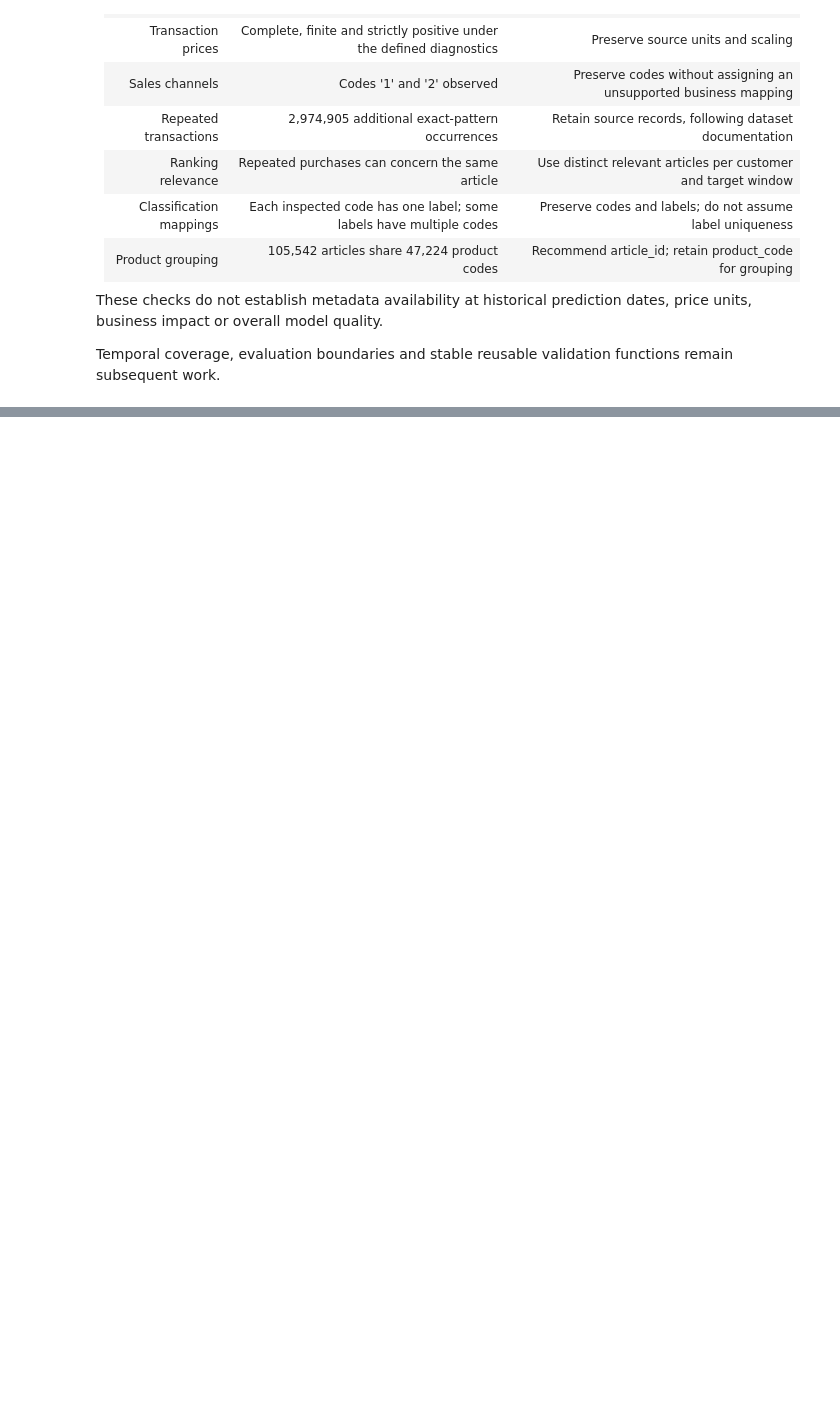
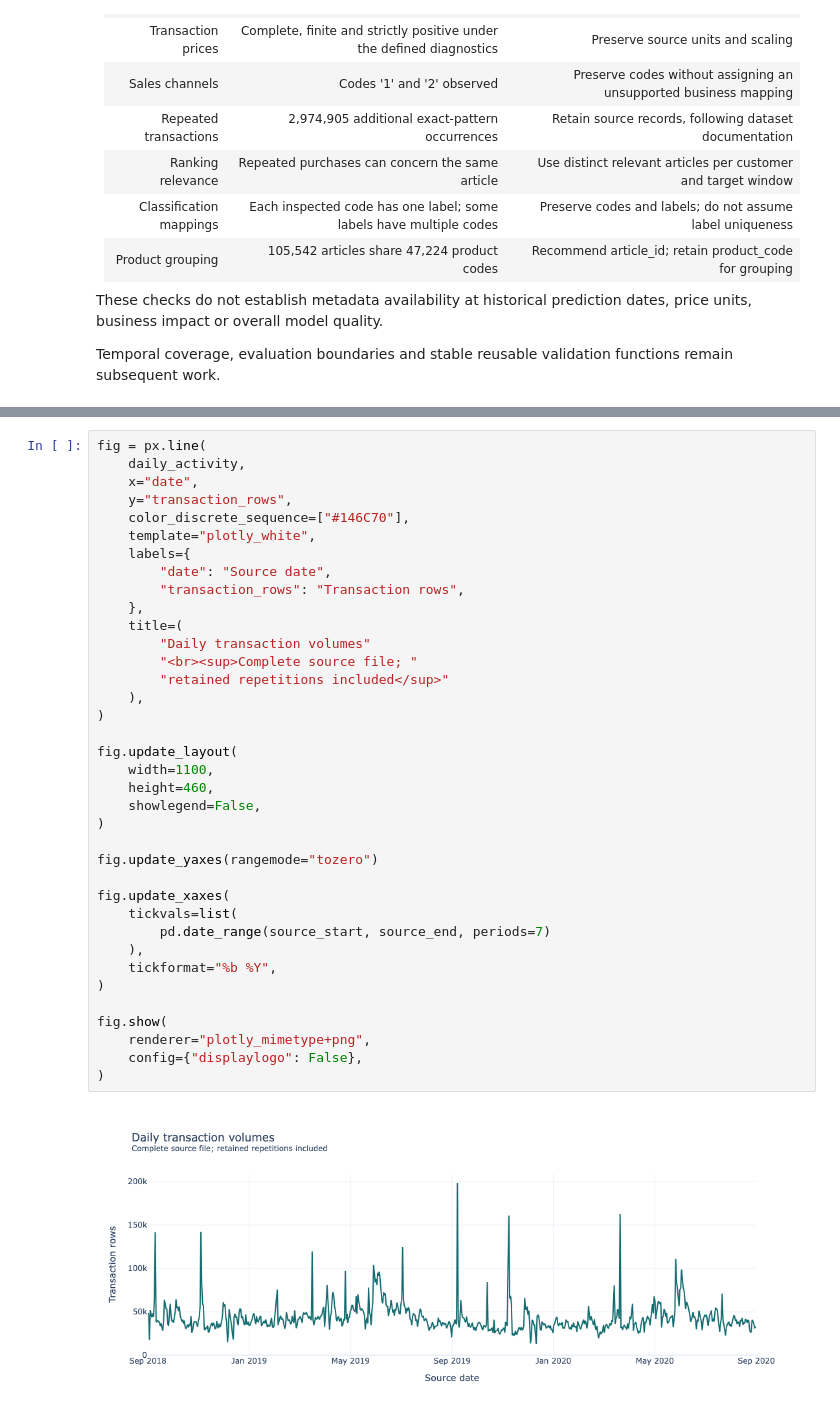
Before and after one commit to Songhai9/atelier-ai-project, a Jupyter notebook: notebooks/atelier_ai.ipynb, the cells around one changed output, grey strips where cells are left out. Cells and saved outputs as stored; diff of their text form; blank space fills up the shorter version.

```diff
--- a/notebooks/atelier_ai.ipynb
+++ b/notebooks/atelier_ai.ipynb
@@ -1960,0 +2105,39 @@ functions remain subsequent work.
+# %%
+fig = px.line(
+    daily_activity,
+    x="date",
+    y="transaction_rows",
+    color_discrete_sequence=["#146C70"],
+    template="plotly_white",
+    labels={
+        "date": "Source date",
+        "transaction_rows": "Transaction rows",
+    },
+    title=(
+        "Daily transaction volumes"
+        "<br><sup>Complete source file; "
+        "retained repetitions included</sup>"
+    ),
+)
+
+fig.update_layout(
+    width=1100,
+    height=460,
+    showlegend=False,
+)
+
+fig.update_yaxes(rangemode="tozero")
+
+fig.update_xaxes(
+    tickvals=list(
+        pd.date_range(source_start, source_end, periods=7)
+    ),
+    tickformat="%b %Y",
+)
+
+fig.show(
+    renderer="plotly_mimetype+png",
+    config={"displaylogo": False},
+)
+# %% [output]
+[figure, added]
```
Also changed, not shown: parts of 11 cells of this notebook, 1 other file.
